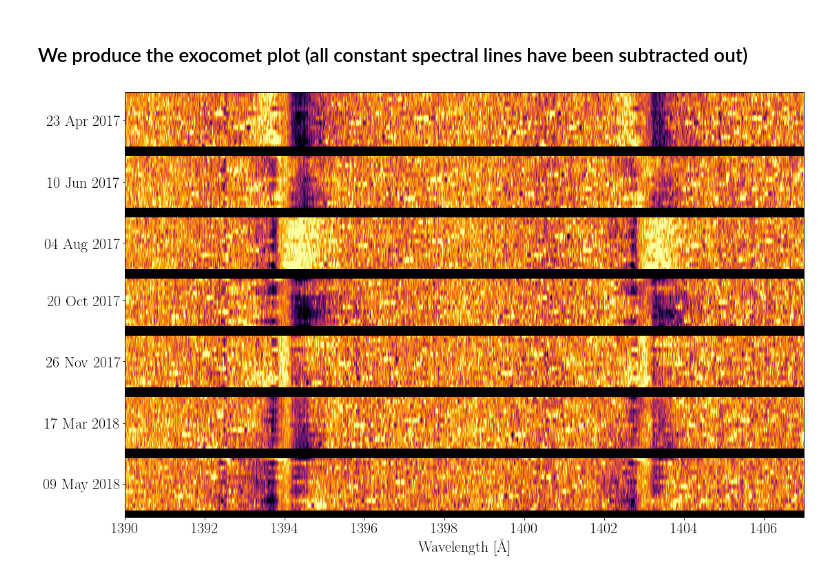
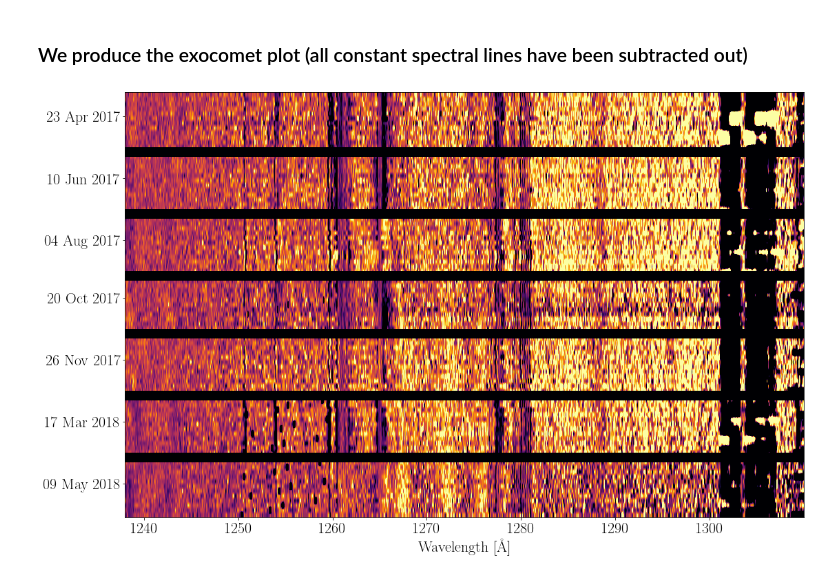
Before and after one commit to bdrdavies/exocomets, a Jupyter notebook: notebooks/exocomet_free_spectrum.ipynb, the cells around one changed output. Saved outputs shown, nothing was run; the diff lists cells and outputs as text; code cells hidden in the pictures.

```diff
--- a/notebooks/exocomet_free_spectrum.ipynb
+++ b/notebooks/exocomet_free_spectrum.ipynb
@@ -101,10 +101,16 @@ We create an average of the top n% of spectra with the highest flux. The induced
 w = DP[0][0][0]
 
 # Select the region which we can use to calculate the the standard devication of.
-s1, s2 = c.RegionSelect(w, 1396, 1401)
+if part == "A":
+    # Create an exocomet free spectrum by taking the median of the top 20% of spectra
+    cut_off = 0.10
+    s1, s2 = c.RegionSelect(w, 1396, 1401)
+else:
+    cut_off = 0.10
+    s1, s2 = c.RegionSelect(w, 1180, 1187)
+    #s1, s2 = c.RegionSelect(w, 1284, 1286)
 
-# Create an exocomet free spectrum by taking the median of the top 20% of spectra
-cut_off = 0.10
+
 
 # Calculate how many spectra are used to create the exocomet free spectrum
 top = round(len(spec)*cut_off)
@@ -120,8 +126,11 @@ spec_top_ave = np.average(spec_sort[-top:],axis=0)
 # Calculate the offset between the average of the top spectra and the average of the weighted average of ALL spectra.
 ave_flux_diff = np.average(spec_top_ave[s1:s2]-np.average(spec_w_ave[s1:s2]))
 
+factor = np.average(spec_w_ave[s1:s2])/np.average(spec_top_ave[s1:s2])
+
 # Exocomet Free Spectrum (we subtract off the bias form selecting the top n% spectra.)
-ecf = spec_top_ave-ave_flux_diff
+#ecf = spec_top_ave-ave_flux_diff
+ecf = spec_top_ave*factor
 
 # Calculate the standard deviation (used to calculate uncertainties)
 ecf_std = np.std(ecf[s1:s2])
@@ -177,7 +193,11 @@ The dips in the line center show that the line is saturated.
 # %%
 # We plot the entire dataset with the earlier spectra shown at the top of the plot.
 
-s1, s2 = c.RegionSelect(w, 1320, 1479)
+if part == "A":
+    s1, s2 = c.RegionSelect(w, 1320, 1479)
+else:
+    s1, s2 = c.RegionSelect(w, 1171,1210)
+    #s1, s2 = c.RegionSelect(w, 1238,1310)
 
 wave = w[s1:s2]
 spec_range   = len(wave)
@@ -194,7 +214,11 @@ S            = spec_c.reshape(rows,spec_range)
 cmap = plt.get_cmap('inferno')
 
 fig = plt.figure(figsize=(16.0,10.0))
-plt.imshow(S,cmap=cmap,extent=[wave[0],wave[-1],0,len(S)],aspect='auto')
+if part == "A":
+    plt.imshow(S,cmap=cmap,extent=[wave[0],wave[-1],0,len(S)],aspect='auto')
+else:
+    plt.imshow(S,cmap=cmap,extent=[wave[0],wave[-1],0,len(S)],vmin=0,vmax=1.8e-14,aspect='auto')
+    #plt.imshow(S,cmap=cmap,extent=[wave[0],wave[-1],0,len(S)],vmin=0,vmax=1.3e-13,aspect='auto')
 plt.xlabel(r'Wavelength [\AA]')
 #plt.xlim(1392, 1407)
 # %% [output]
@@ -216,7 +240,8 @@ for i in range(len(DP)):
             counter = counter - len(DP[i])-1.0
             y_labels.append(DP[i][j][3].strftime("%d %b %Y"))
             y_ticks.append(counter)
-            spec_exocomet.append(np.ones(spec_range)*-1)
+            if i != len(DP)-1:
+                spec_exocomet.append(np.ones(spec_range)*-1)
             print("")
 
 spec_exocomet = np.array(spec_exocomet)
@@ -243,14 +268,20 @@ spec_exocomet = np.array(spec_exocomet)
 # %%
 rows         = len(spec_exocomet)
 EXO          = spec_exocomet.reshape(rows,spec_range)
 
 fig = plt.figure(figsize=(16.0,10.0))
-plt.imshow(EXO,cmap=cmap,extent=[wave[0],wave[-1],0,len(EXO)],vmin=-1.2e-13,vmax=5e-14,aspect='auto')
-plt.xlim(1390,1407)
+#plt.imshow(EXO,cmap=cmap,extent=[wave[0],wave[-1],0,len(EXO)],vmin=-1.7e-13,vmax=8e-14,interpolation='none',aspect='auto')
+if part == "A":
+    plt.imshow(EXO,cmap=cmap,extent=[wave[0],wave[-1],0,len(EXO)],vmin=-1.5e-13,vmax=8e-14,aspect='auto')
+else:
+    plt.imshow(EXO,cmap=cmap,extent=[wave[0],wave[-1],0,len(EXO)],vmin=-0.4e-14,vmax=0.5e-14,aspect='auto')
+    #plt.imshow(EXO,cmap=cmap,extent=[wave[0],wave[-1],0,len(EXO)],vmin=-1.4e-14,vmax=0.5e-14,aspect='auto')
+#plt.xlim(1390,1407)
+#plt.xlim(1333,1340)
 plt.gca().set_yticks(y_ticks)
 plt.gca().set_yticklabels(y_labels)
 plt.xlabel(r'Wavelength [Å]')
 fig.tight_layout()
-plt.savefig(home+'/plots/presentation/exocomets.jpg',dpi=150)
+plt.savefig(home+'/plots/presentation/exocomets_'+part+'_blue.jpg',dpi=300)
 # %% [output]
-[figure, old version]
+[figure, new version]
```
Also changed, not shown: parts of 6 cells of this notebook.
